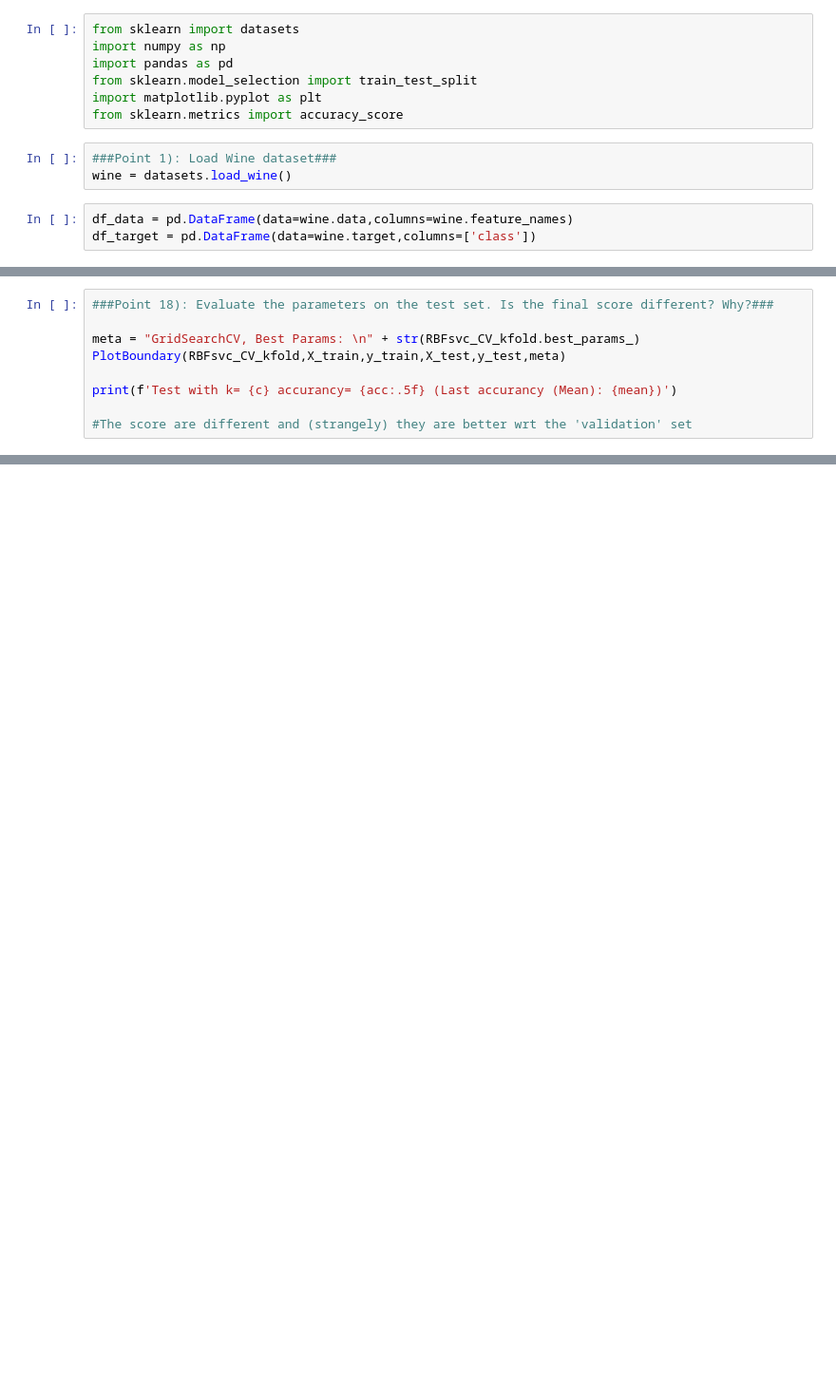
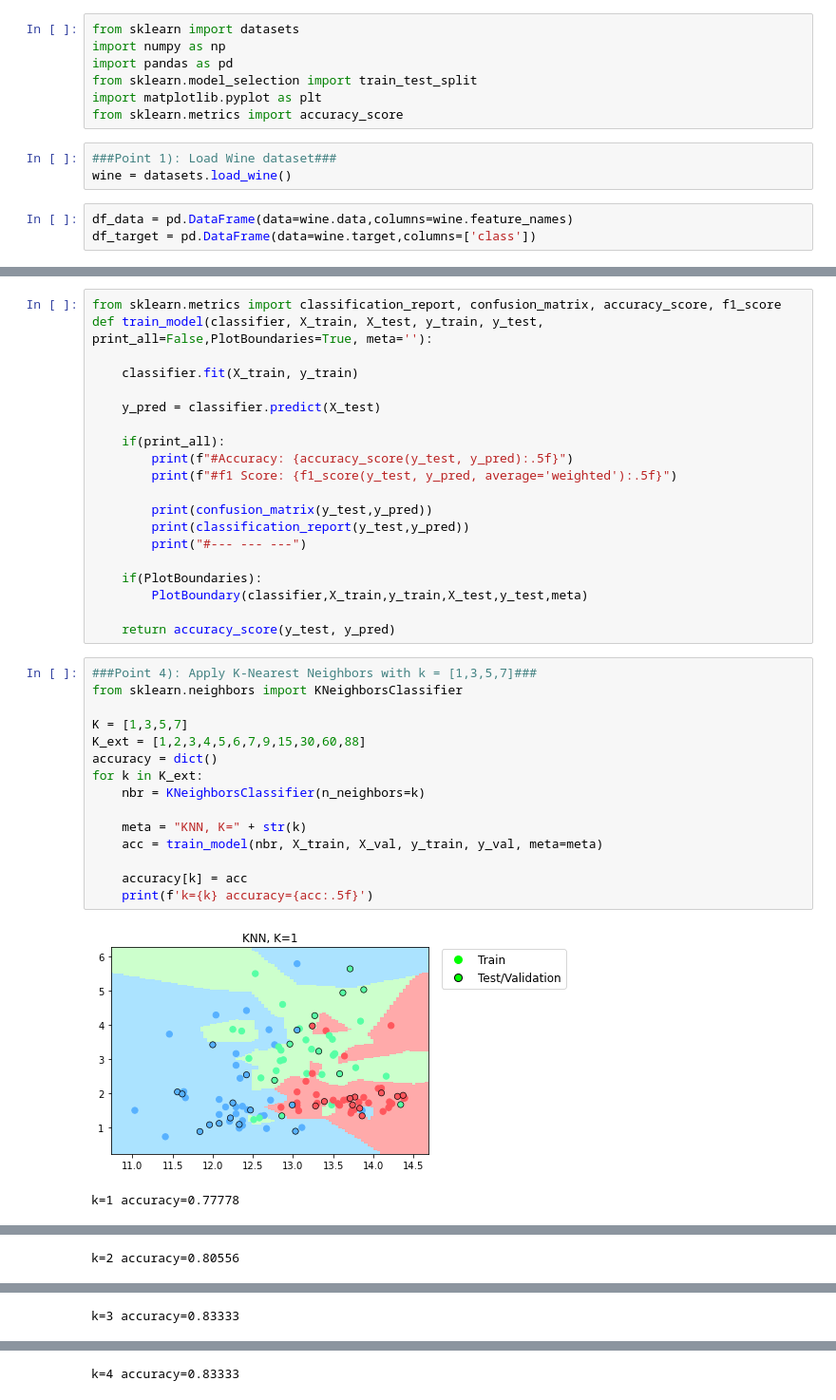
Before and after one commit to MauriVass/MachineLearning-DeepLearningCourse, a Jupyter notebook: HM1/HM1.ipynb, the cells around one changed output, grey strips where cells are left out. Shown at 95% size. Drawn from its saved outputs; the diff is of its cells as text; blank space fills up the shorter version.

```diff
--- a/HM1/HM1.ipynb
+++ b/HM1/HM1.ipynb
@@ -365,9 +88,0 @@ Text(33.0, 0.5, 'Gamma')
-# %%
-###Point 18): Evaluate the parameters on the test set. Is the final score different? Why?###
-
-meta = "GridSearchCV, Best Params: \n" + str(RBFsvc_CV_kfold.best_params_)
-PlotBoundary(RBFsvc_CV_kfold,X_train,y_train,X_test,y_test,meta)
-
-print(f'Test with k= {c} accurancy= {acc:.5f} (Last accurancy (Mean): {mean})')
-
-#The score are different and (strangely) they are better wrt the 'validation' set
@@ -376,0 +149,38 @@ Test with k= 1000 accurancy= 0.87500 (Last accurancy (Mean): 0.8)
+# %%
+from sklearn.metrics import classification_report, confusion_matrix, accuracy_score, f1_score
+def train_model(classifier, X_train, X_test, y_train, y_test, print_all=False,PlotBoundaries=True, meta=''):
+
+    classifier.fit(X_train, y_train)
+
+    y_pred = classifier.predict(X_test)
+
+    if(print_all):
+        print(f"#Accuracy: {accuracy_score(y_test, y_pred):.5f}")
+        print(f"#f1 Score: {f1_score(y_test, y_pred, average='weighted'):.5f}")
+
+        print(confusion_matrix(y_test,y_pred))
+        print(classification_report(y_test,y_pred))
+        print("#--- --- ---")
+
+    if(PlotBoundaries):
+        PlotBoundary(classifier,X_train,y_train,X_test,y_test,meta)
+
+    return accuracy_score(y_test, y_pred)
+# %%
+###Point 4): Apply K-Nearest Neighbors with k = [1,3,5,7]###
+from sklearn.neighbors import KNeighborsClassifier
+
+K = [1,3,5,7]
+K_ext = [1,2,3,4,5,6,7,9,15,30,60,88]
+accuracy = dict()
+for k in K_ext:
+    nbr = KNeighborsClassifier(n_neighbors=k)
+
+    meta = "KNN, K=" + str(k)
+    acc = train_model(nbr, X_train, X_val, y_train, y_val, meta=meta)
+
+    accuracy[k] = acc
+    print(f'k={k} accuracy={acc:.5f}')
+# %% [output]
+[figure, added]
+k=1 accuracy=0.77778
@@ -376,0 +188 @@ Test with k= 1000 accurancy= 0.87500 (Last accurancy (Mean): 0.8)
+k=2 accuracy=0.80556
@@ -376,0 +190 @@ Test with k= 1000 accurancy= 0.87500 (Last accurancy (Mean): 0.8)
+k=3 accuracy=0.83333
@@ -376,0 +192 @@ Test with k= 1000 accurancy= 0.87500 (Last accurancy (Mean): 0.8)
+k=4 accuracy=0.83333
```
Also changed, not shown: parts of 44 cells of this notebook, 1 other file.
